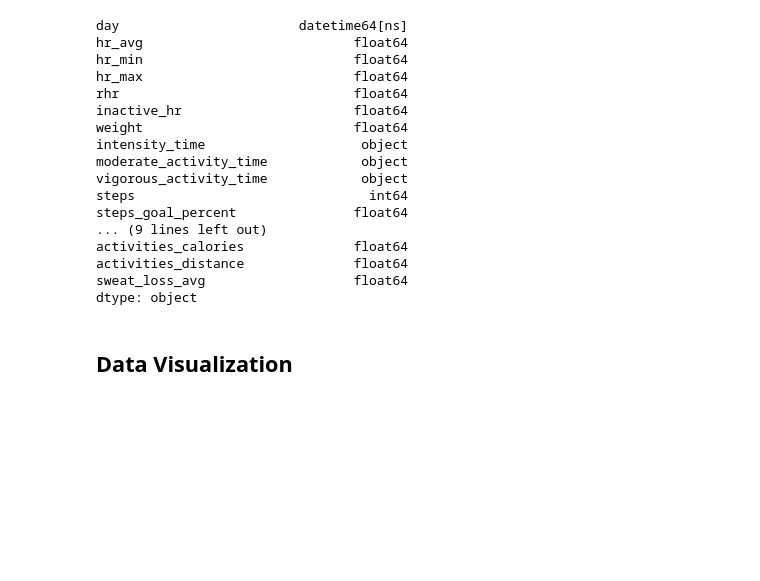
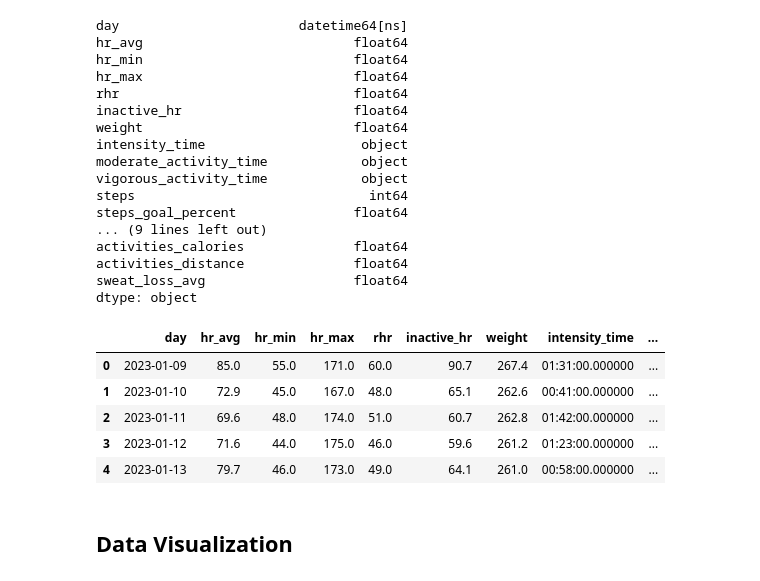
Before and after one commit to nsedler/Garmin-Analysis, a Jupyter notebook: garmin_summary_analysis.ipynb, the cells around one changed output. Saved outputs shown, nothing was run; the diff lists cells and outputs as text; code cells hidden in the pictures; blank space fills up the shorter version.

```diff
--- a/garmin_summary_analysis.ipynb
+++ b/garmin_summary_analysis.ipynb
@@ -97,6 +97,15 @@ df_summary['sleep_avg'] = pd.to_numeric(df_summary['sleep_avg'])
 df_summary['day_of_week'] = df_summary['day'].apply(lambda x: x.day_name())
 # %%
 df_summary['week'] = df_summary['day'].apply(lambda x: x.isocalendar().week)
+# %%
+df_summary.head()
+# %% [output]
+|  | day | hr_avg | hr_min | hr_max | rhr | inactive_hr | weight | intensity_time | ... |
+| 0 | 2023-01-09 | 85.0 | 55.0 | 171.0 | 60.0 | 90.7 | 267.4 | 01:31:00.000000 | ... |
+| 1 | 2023-01-10 | 72.9 | 45.0 | 167.0 | 48.0 | 65.1 | 262.6 | 00:41:00.000000 | ... |
+| 2 | 2023-01-11 | 69.6 | 48.0 | 174.0 | 51.0 | 60.7 | 262.8 | 01:42:00.000000 | ... |
+| 3 | 2023-01-12 | 71.6 | 44.0 | 175.0 | 46.0 | 59.6 | 261.2 | 01:23:00.000000 | ... |
+| 4 | 2023-01-13 | 79.7 | 46.0 | 173.0 | 49.0 | 64.1 | 261.0 | 00:58:00.000000 | ... |
 # %% [markdown]
 ## Data Visualization
 # %% [markdown]
```
Also changed, not shown: parts of 14 cells of this notebook, 2 other files.
